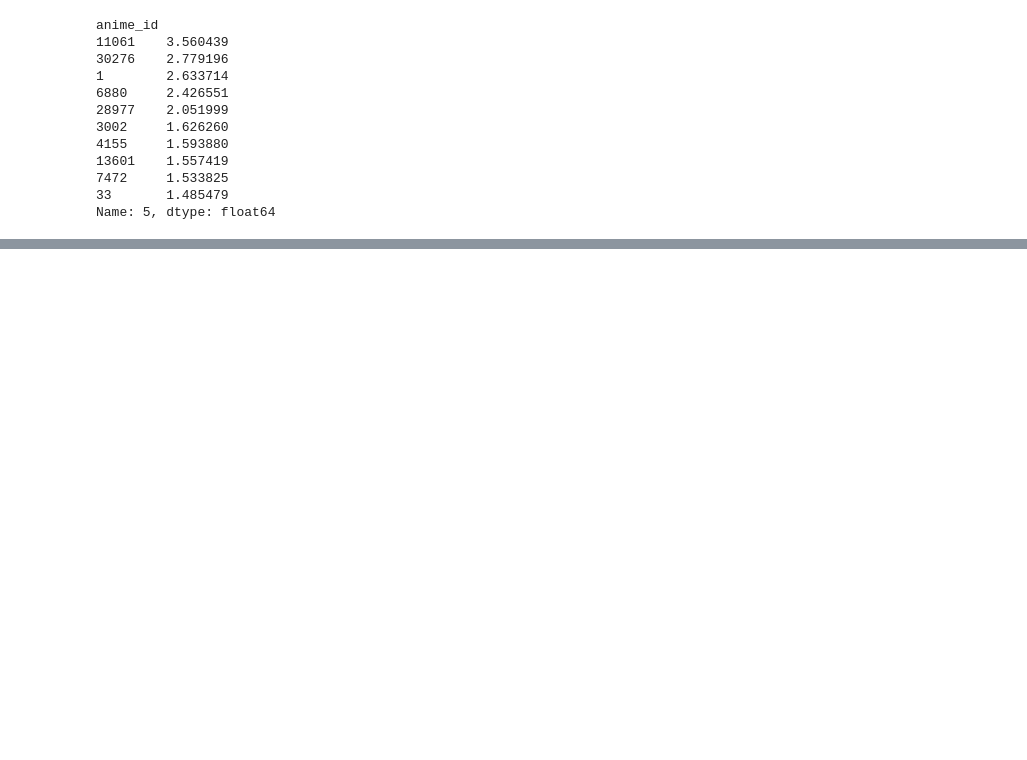
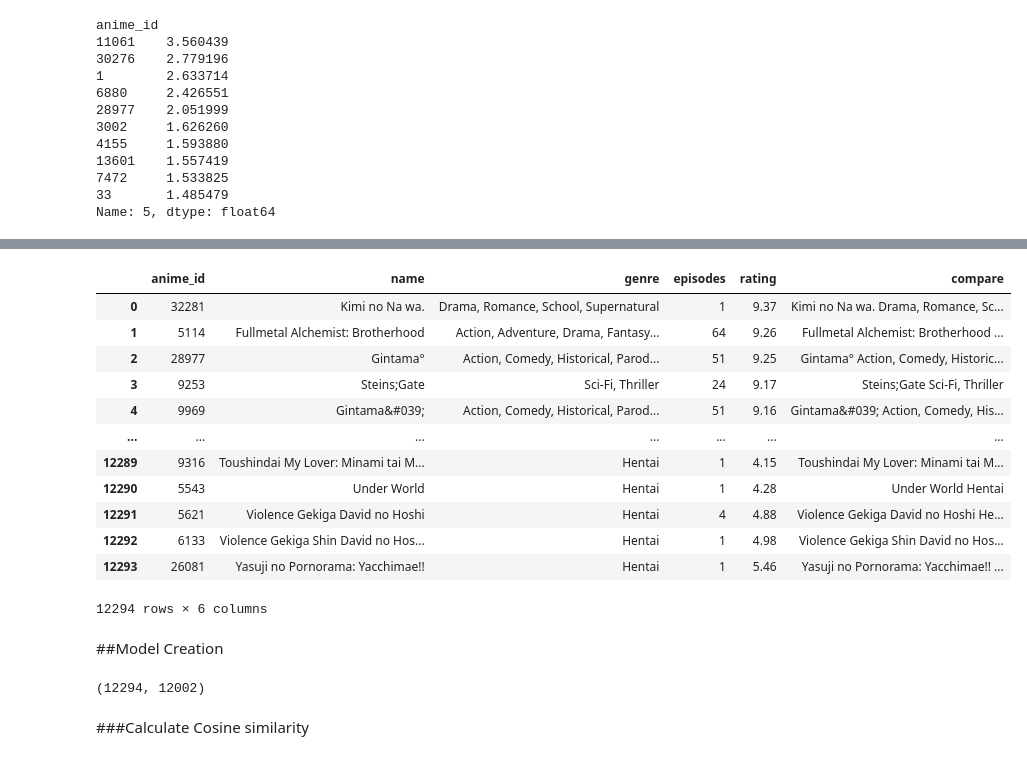
Before and after one commit to mattfehr/anime_recommender, a Jupyter notebook: anime_recommender.ipynb, the cells around one changed output, grey strips where cells are left out. Drawn from its saved outputs; the diff is of its cells as text; code cells hidden in the pictures; blank space fills up the shorter version.

Commit message:
Added Content Based Filter for finding similar shows given an anime

```diff
--- a/anime_recommender.ipynb
+++ b/anime_recommender.ipynb
@@ -269,0 +295,5 @@ RMSE: 0.8786403215271984
+# %%
+#get anime data
+anime_df = pd.read_csv("anime.csv")
+anime_df = anime_df.drop(["type", "members"], axis=1)
+anime_df.head(5)
@@ -269,0 +307,37 @@ RMSE: 0.8786403215271984
+# %%
+#fill empty genres with empty string
+anime_df['genre'] = anime_df['genre'].fillna('')
+# %%
+#join titles and genres
+def compare_column(x):
+  return ''.join(x['name']) + ' ' + ''.join(x['genre'])
+anime_df['compare'] = anime_df.apply(compare_column, axis=1)
+anime_df
+# %% [output]
+|  | anime_id | name | genre | episodes | rating | compare |
+| 0 | 32281 | Kimi no Na wa. | Drama, Romance, School, Supernatural | 1 | 9.37 | Kimi no Na wa. Drama, Romance, Sc... |
+| 1 | 5114 | Fullmetal Alchemist: Brotherhood | Action, Adventure, Drama, Fantasy... | 64 | 9.26 | Fullmetal Alchemist: Brotherhood ... |
+| 2 | 28977 | Gintama° | Action, Comedy, Historical, Parod... | 51 | 9.25 | Gintama° Action, Comedy, Historic... |
+| 3 | 9253 | Steins;Gate | Sci-Fi, Thriller | 24 | 9.17 | Steins;Gate Sci-Fi, Thriller |
+| 4 | 9969 | Gintama&#039; | Action, Comedy, Historical, Parod... | 51 | 9.16 | Gintama&#039; Action, Comedy, His... |
+| ... | ... | ... | ... | ... | ... | ... |
+| 12289 | 9316 | Toushindai My Lover: Minami tai M... | Hentai | 1 | 4.15 | Toushindai My Lover: Minami tai M... |
+| 12290 | 5543 | Under World | Hentai | 1 | 4.28 | Under World Hentai |
+| 12291 | 5621 | Violence Gekiga David no Hoshi | Hentai | 4 | 4.88 | Violence Gekiga David no Hoshi He... |
+| 12292 | 6133 | Violence Gekiga Shin David no Hos... | Hentai | 1 | 4.98 | Violence Gekiga Shin David no Hos... |
+| 12293 | 26081 | Yasuji no Pornorama: Yacchimae!! | Hentai | 1 | 5.46 | Yasuji no Pornorama: Yacchimae!! ... |
+12294 rows × 6 columns
+# %% [markdown]
+##Model Creation
+# %%
+#term frequency - Inverse Document Frequency
+#tf - relative freq of any word in a document by dividing instance with total words
+#idf - relative count of document containing term by number of docs divided by docs with term
+#importnace of each word if TF * IDK, giving matrix where column is word and row is movie
+tfidf = TfidfVectorizer(stop_words = 'english')
+tfidf_matrix = tfidf.fit_transform(anime_df['compare'])
+tfidf_matrix.shape
+# %% [output]
+(12294, 12002)
+# %% [markdown]
+###Calculate Cosine similarity
```
Also changed, not shown: parts of 19 cells of this notebook.
